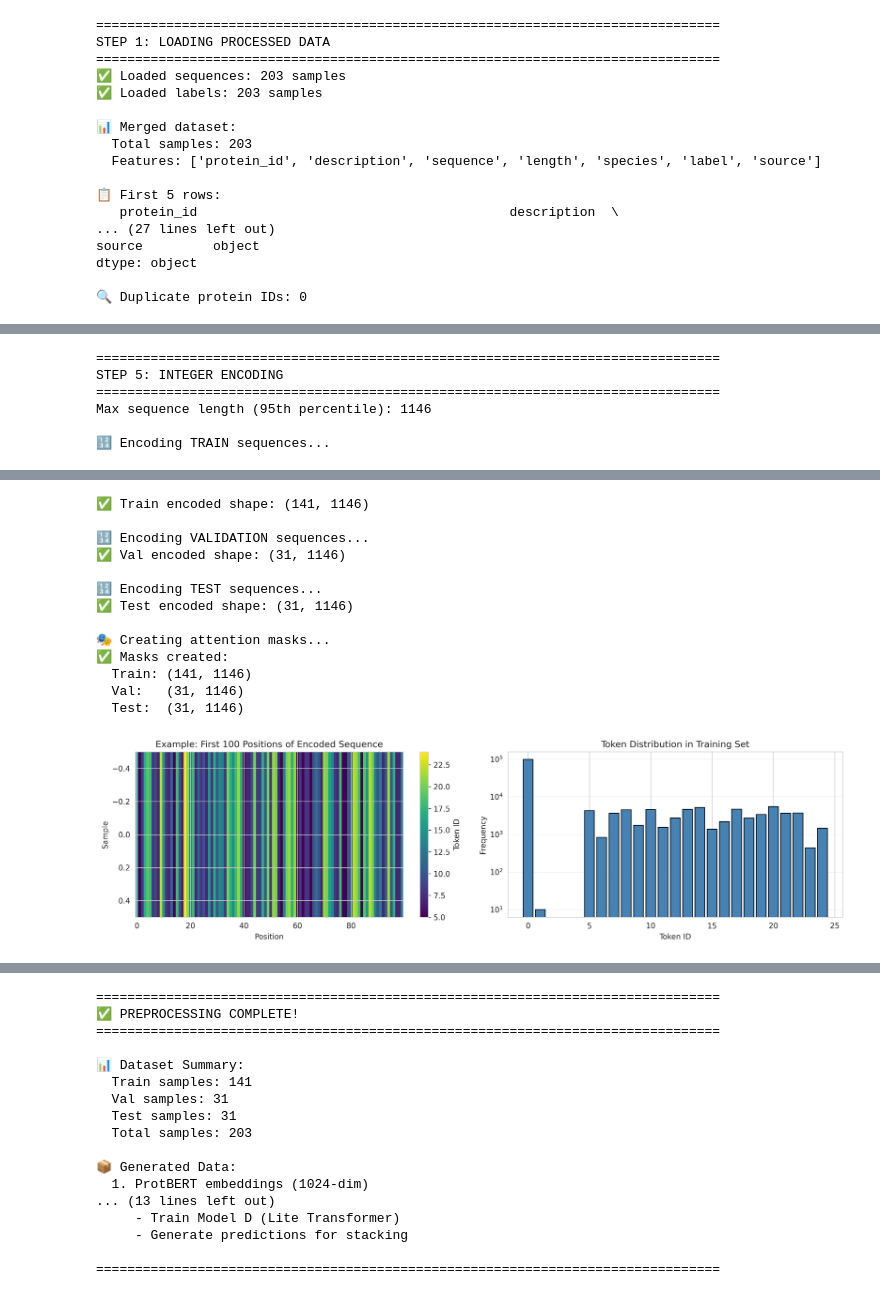
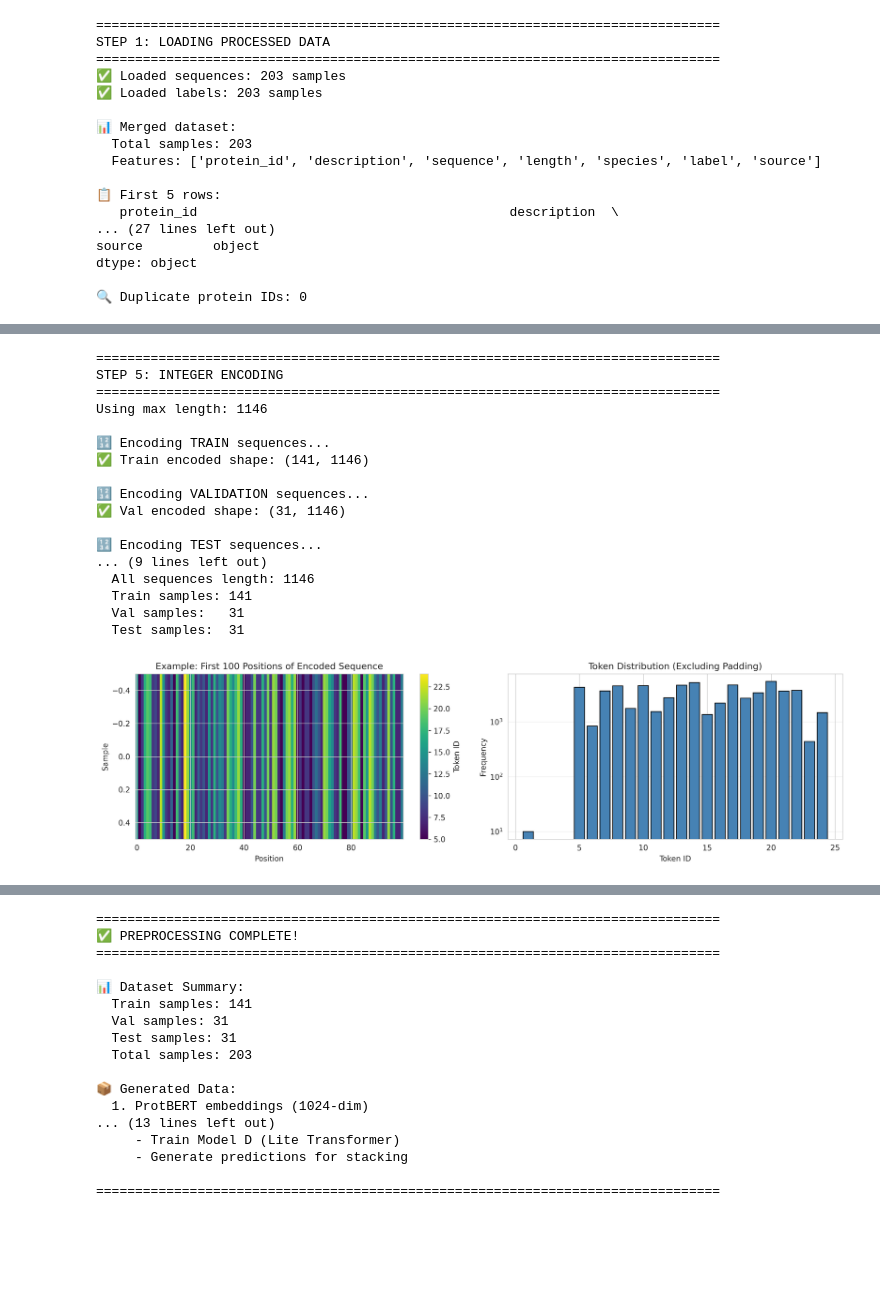
Before and after one commit to Astrorex2077/Alzheimer-s-Biomarker, a Jupyter notebook: tau_stacking_project/notebooks/02_preprocessing.ipynb, the cells around one changed output, grey strips where cells are left out. Cells and saved outputs as stored; diff of their text form; code cells hidden in the pictures; blank space fills up the shorter version.

```diff
--- a/tau_stacking_project/notebooks/02_preprocessing.ipynb
+++ b/tau_stacking_project/notebooks/02_preprocessing.ipynb
@@ -426,41 +418,45 @@ print("=" * 80)
 
 # Determine max sequence length
 all_lengths = df_with_splits['length'].values
-max_length = int(np.percentile(all_lengths, 95))  # Use 95th percentile to avoid extreme outliers
-print(f"Max sequence length (95th percentile): {max_length}")
+max_length_95th = int(np.percentile(all_lengths, 95))  # 95th percentile
+
+
+# Use 1146 - standard length for both models
+FIXED_MAX_LENGTH = 1146
+
+print(f"Using max length: {FIXED_MAX_LENGTH}")
+
+# (Encoding will be performed below with progress messages)
 
 # Encode train sequences
 print("\n🔢 Encoding TRAIN sequences...")
 train_encoded = encode_sequences_to_int(
     sequences=train_sequences,
     vocab=AMINO_ACID_VOCAB,
-    max_length=max_length,
-    padding='post',
-    truncating='post'
+    max_length=FIXED_MAX_LENGTH  # REMOVED padding and truncating parameters
 )
 print(f"✅ Train encoded shape: {train_encoded.shape}")
+assert train_encoded.shape[1] == FIXED_MAX_LENGTH, f"Expected {FIXED_MAX_LENGTH}, got {train_encoded.shape[1]}"
 
 # Encode validation sequences
 print("\n🔢 Encoding VALIDATION sequences...")
 val_encoded = encode_sequences_to_int(
     sequences=val_sequences,
     vocab=AMINO_ACID_VOCAB,
-    max_length=max_length,
-    padding='post',
-    truncating='post'
+    max_length=FIXED_MAX_LENGTH
 )
 print(f"✅ Val encoded shape: {val_encoded.shape}")
+assert val_encoded.shape[1] == FIXED_MAX_LENGTH, f"Expected {FIXED_MAX_LENGTH}, got {val_encoded.shape[1]}"
 
 # Encode test sequences
 print("\n🔢 Encoding TEST sequences...")
 test_encoded = encode_sequences_to_int(
     sequences=test_sequences,
     vocab=AMINO_ACID_VOCAB,
-    max_length=max_length,
-    padding='post',
-    truncating='post'
+    max_length=FIXED_MAX_LENGTH
 )
 print(f"✅ Test encoded shape: {test_encoded.shape}")
+assert test_encoded.shape[1] == FIXED_MAX_LENGTH, f"Expected {FIXED_MAX_LENGTH}, got {test_encoded.shape[1]}"
 
 # Create attention masks
 print("\n🎭 Creating attention masks...")
@@ -472,6 +468,13 @@ print(f"✅ Masks created:")
 print(f"  Train: {train_masks.shape}")
 print(f"  Val:   {val_masks.shape}")
 print(f"  Test:  {test_masks.shape}")
+
+# Verify all shapes are consistent
+print("\n📊 Shape verification:")
+print(f"  All sequences length: {FIXED_MAX_LENGTH}")
+print(f"  Train samples: {train_encoded.shape[0]}")
+print(f"  Val samples:   {val_encoded.shape[0]}")
+print(f"  Test samples:  {test_encoded.shape[0]}")
 
 # Visualize encoding
 plt.figure(figsize=(14, 4))
@@ -487,16 +490,20 @@ plt.xlabel('Position')
 plt.ylabel('Sample')
 plt.title('Example: First 100 Positions of Encoded Sequence')
 
-# Token distribution
+# Token distribution (excluding padding)
 plt.subplot(1, 2, 2)
-unique, counts = np.unique(train_encoded.flatten(), return_counts=True)
+all_tokens = train_encoded.flatten()
+non_padding = all_tokens[all_tokens != 0]  # Exclude padding tokens
+unique, counts = np.unique(non_padding, return_counts=True)
 plt.bar(unique, counts, color='steelblue', edgecolor='black')
 plt.xlabel('Token ID')
 plt.ylabel('Frequency')
-plt.title('Token Distribution in Training Set')
+plt.title('Token Distribution (Excluding Padding)')
 plt.yscale('log')
 plt.grid(alpha=0.3, axis='y')
 
 plt.tight_layout()
 plt.show()
+
+print("\n✅ Encoding complete with max_length=1146")
 # %% [output]
@@ -505,6 +516,18 @@ plt.show()
 ================================================================================
 STEP 5: INTEGER ENCODING
 ================================================================================
-Max sequence length (95th percentile): 1146
+Using max length: 1146
 
 🔢 Encoding TRAIN sequences...
+✅ Train encoded shape: (141, 1146)
+
+🔢 Encoding VALIDATION sequences...
+✅ Val encoded shape: (31, 1146)
+
+🔢 Encoding TEST sequences...
+... (9 lines left out)
+  All sequences length: 1146
+  Train samples: 141
+  Val samples:   31
+  Test samples:  31
+[figure, new version]
@@ -515,17 +535,3 @@ Max sequence length (95th percentile): 1146
-✅ Train encoded shape: (141, 1146)
-
-🔢 Encoding VALIDATION sequences...
-✅ Val encoded shape: (31, 1146)
-
-🔢 Encoding TEST sequences...
-✅ Test encoded shape: (31, 1146)
-
-🎭 Creating attention masks...
-✅ Masks created:
-  Train: (141, 1146)
-  Val:   (31, 1146)
-  Test:  (31, 1146)
-[figure, old version]
 # %%
 """
 Compute hand-crafted sequence features
```
Also changed, not shown: parts of 7 cells of this notebook, 3 other files.
